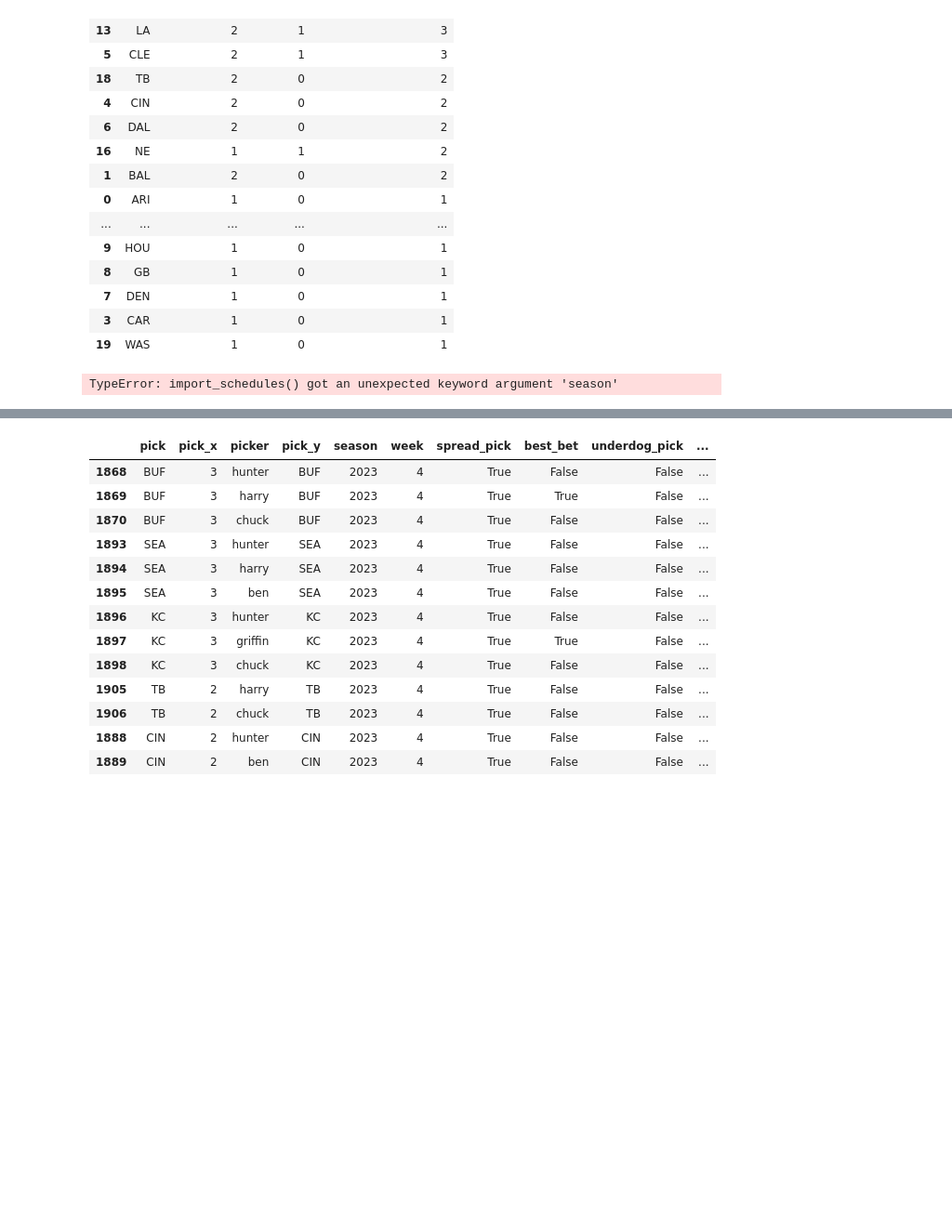
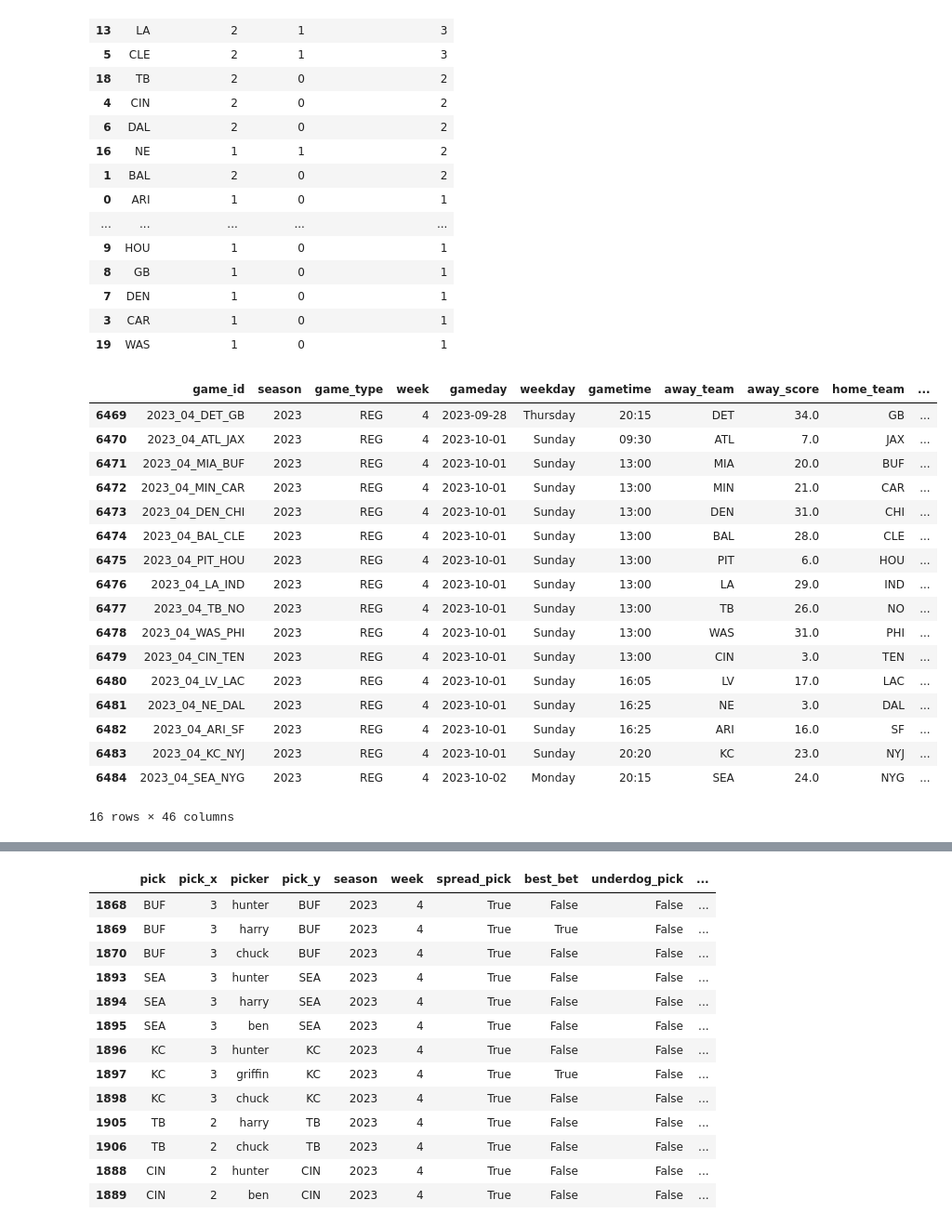
Before and after one commit to griffreichert/g-nfl, a Jupyter notebook: notebooks/homers-analysis.ipynb, the cells around one changed output, grey strips where cells are left out. Shown at 93% size. Drawn from its saved outputs; the diff is of its cells as text; code cells hidden in the pictures; blank space fills up the shorter version.

```diff
--- a/notebooks/homers-analysis.ipynb
+++ b/notebooks/homers-analysis.ipynb
@@ -163,7 +163,26 @@ consensus
 | 7 | DEN | 1 | 0 | 1 |
 | 3 | CAR | 1 | 0 | 1 |
 | 19 | WAS | 1 | 0 | 1 |
-# %%
-nfl.import_schedules(seasons=[2023])
-# %% [output]
-TypeError: import_schedules() got an unexpected keyword argument 'season'
+# %%
+schedule = nfl.import_schedules([SEASON])
+week_schedule = schedule[schedule['week']==WEEK]
+week_schedule
+# %% [output]
+|  | game_id | season | game_type | week | gameday | weekday | gametime | away_team | away_score | home_team | ... |
+| 6469 | 2023_04_DET_GB | 2023 | REG | 4 | 2023-09-28 | Thursday | 20:15 | DET | 34.0 | GB | ... |
+| 6470 | 2023_04_ATL_JAX | 2023 | REG | 4 | 2023-10-01 | Sunday | 09:30 | ATL | 7.0 | JAX | ... |
+| 6471 | 2023_04_MIA_BUF | 2023 | REG | 4 | 2023-10-01 | Sunday | 13:00 | MIA | 20.0 | BUF | ... |
+| 6472 | 2023_04_MIN_CAR | 2023 | REG | 4 | 2023-10-01 | Sunday | 13:00 | MIN | 21.0 | CAR | ... |
+| 6473 | 2023_04_DEN_CHI | 2023 | REG | 4 | 2023-10-01 | Sunday | 13:00 | DEN | 31.0 | CHI | ... |
+| 6474 | 2023_04_BAL_CLE | 2023 | REG | 4 | 2023-10-01 | Sunday | 13:00 | BAL | 28.0 | CLE | ... |
+| 6475 | 2023_04_PIT_HOU | 2023 | REG | 4 | 2023-10-01 | Sunday | 13:00 | PIT | 6.0 | HOU | ... |
+| 6476 | 2023_04_LA_IND | 2023 | REG | 4 | 2023-10-01 | Sunday | 13:00 | LA | 29.0 | IND | ... |
+| 6477 | 2023_04_TB_NO | 2023 | REG | 4 | 2023-10-01 | Sunday | 13:00 | TB | 26.0 | NO | ... |
+| 6478 | 2023_04_WAS_PHI | 2023 | REG | 4 | 2023-10-01 | Sunday | 13:00 | WAS | 31.0 | PHI | ... |
+| 6479 | 2023_04_CIN_TEN | 2023 | REG | 4 | 2023-10-01 | Sunday | 13:00 | CIN | 3.0 | TEN | ... |
+| 6480 | 2023_04_LV_LAC | 2023 | REG | 4 | 2023-10-01 | Sunday | 16:05 | LV | 17.0 | LAC | ... |
+| 6481 | 2023_04_NE_DAL | 2023 | REG | 4 | 2023-10-01 | Sunday | 16:25 | NE | 3.0 | DAL | ... |
+| 6482 | 2023_04_ARI_SF | 2023 | REG | 4 | 2023-10-01 | Sunday | 16:25 | ARI | 16.0 | SF | ... |
+| 6483 | 2023_04_KC_NYJ | 2023 | REG | 4 | 2023-10-01 | Sunday | 20:20 | KC | 23.0 | NYJ | ... |
+| 6484 | 2023_04_SEA_NYG | 2023 | REG | 4 | 2023-10-02 | Monday | 20:15 | SEA | 24.0 | NYG | ... |
+16 rows × 46 columns
```
Also changed, not shown: parts of 1 cell of this notebook.
